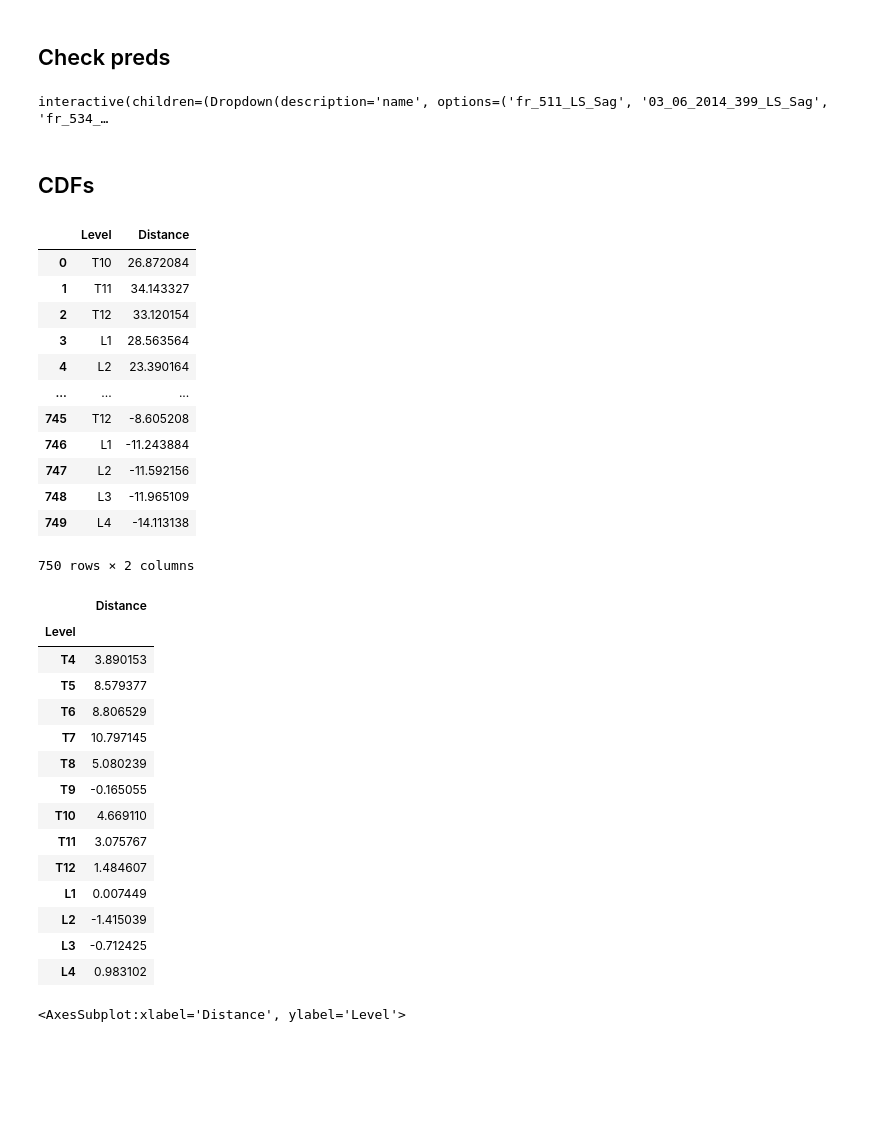
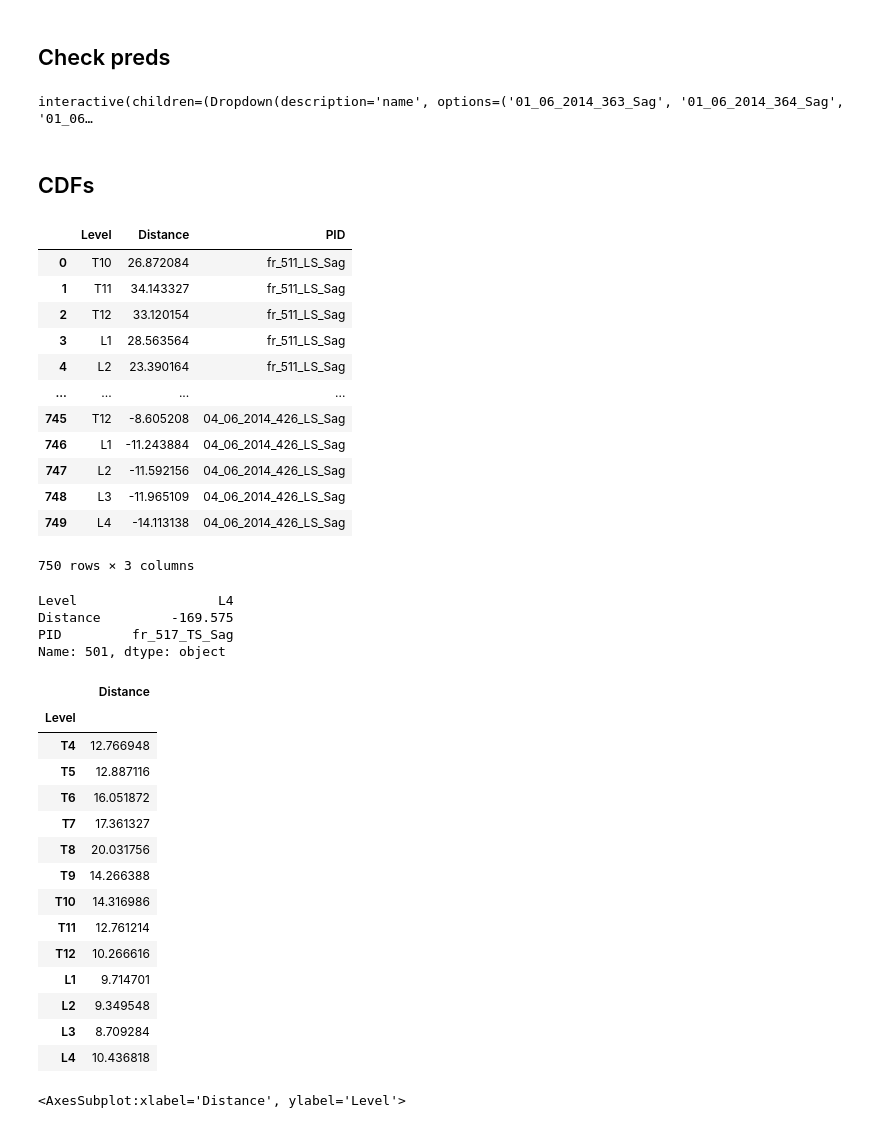
Before and after one commit to DMcSweeney/coronal_sagittal_cnn, a Jupyter notebook: notebooks/post_labelling.ipynb, the cells around one changed output. Drawn from its saved outputs; the diff is of its cells as text; code cells hidden in the pictures; blank space fills up the shorter version.

```diff
--- a/notebooks/post_labelling.ipynb
+++ b/notebooks/post_labelling.ipynb
@@ -64,21 +64,24 @@ def sigmoid(x):
     return 1/(1+np.exp(-x))
 # %%
 @interact
-def plot_preds(name=ids):
+def plot_preds(name=sorted(ids)):
     label_threshold = 0.8
     idx = ids.index(name)
-    fig, ax = plt.subplots(1, 2, figsize=(20, 20))
+    fig, ax = plt.subplots(1, 2, figsize=(40, 40))
 #     ax[0].axis('off')
 #     ax[1].axis('off')
     coords = coords_dict[name]
     gt_coords = gt_dict[name]
     labels = sigmoid(labels_dict[name])
-    print(labels)
+    heatmap = heatmap_dict[name]
+    print(labels, heatmap.shape)
 
     img = img_dict[name][..., 1]
     print(img.max(), img.min())
     ax[0].imshow(img, cmap='gray')
     ax[1].imshow(img, cmap='gray')
+
+    ax[1].imshow(np.max(heatmap, axis=0), alpha=0.5)
 
     # Plot ground-truth
     for i, vert in enumerate(ordered_verts):
@@ -87,6 +90,7 @@ def plot_preds(name=ids):
         vert, x, y = tmp
         ax[0].scatter(x, y, marker='+', c='y', s=15)
         ax[0].text(x, y, vert, c='y', size=15)
+        ax[0].axhline(coords[i, 0], c='y', ls='--')
 
     # Plot predictions
     for i, vert in enumerate(ordered_verts):
@@ -97,7 +101,7 @@ def plot_preds(name=ids):
 
     plt.subplots_adjust(wspace=0)
 # %% [output]
-interactive(children=(Dropdown(description='name', options=('fr_511_LS_Sag', '03_06_2014_399_LS_Sag', 'fr_534_…
+interactive(children=(Dropdown(description='name', options=('01_06_2014_363_Sag', '01_06_2014_364_Sag', '01_06…
 # %% [markdown]
 ## CDFs
 # %%
@@ -117,24 +122,32 @@ def calc_error(name):
 # %%
 all_df = pd.DataFrame(columns=['Level', 'Distance'])
 for name in ids:
     df = calc_error(name)
     df = pd.melt(df, var_name='Level', value_name='Distance')
+    df['PID'] = name
     all_df = all_df.append(df, ignore_index=True)
 display(all_df)
 # %% [output]
-|  | Level | Distance |
-| 0 | T10 | 26.872084 |
-| 1 | T11 | 34.143327 |
-| 2 | T12 | 33.120154 |
-| 3 | L1 | 28.563564 |
-| 4 | L2 | 23.390164 |
-| ... | ... | ... |
-| 745 | T12 | -8.605208 |
-| 746 | L1 | -11.243884 |
-| 747 | L2 | -11.592156 |
-| 748 | L3 | -11.965109 |
-| 749 | L4 | -14.113138 |
+|  | Level | Distance | PID |
+| 0 | T10 | 26.872084 | fr_511_LS_Sag |
+| 1 | T11 | 34.143327 | fr_511_LS_Sag |
+| 2 | T12 | 33.120154 | fr_511_LS_Sag |
+| 3 | L1 | 28.563564 | fr_511_LS_Sag |
+| 4 | L2 | 23.390164 | fr_511_LS_Sag |
+| ... | ... | ... | ... |
+| 745 | T12 | -8.605208 | 04_06_2014_426_LS_Sag |
+| 746 | L1 | -11.243884 | 04_06_2014_426_LS_Sag |
+| 747 | L2 | -11.592156 | 04_06_2014_426_LS_Sag |
+| 748 | L3 | -11.965109 | 04_06_2014_426_LS_Sag |
+| 749 | L4 | -14.113138 | 04_06_2014_426_LS_Sag |
-750 rows × 2 columns
+750 rows × 3 columns
+# %%
+all_df.loc[all_df['Distance'].argmin()]
+# %% [output]
+Level                  L4
+Distance         -169.575
+PID         fr_517_TS_Sag
+Name: 501, dtype: object
 # %%
 hist_df = all_df.groupby(by='Level').median().reindex(ordered_verts)
 # %%
@@ -142,19 +155,19 @@ hist_df
 # %% [output]
 |  | Distance |
 | Level |  |
-| T4 | 3.890153 |
-| T5 | 8.579377 |
-| T6 | 8.806529 |
-| T7 | 10.797145 |
-| T8 | 5.080239 |
-| T9 | -0.165055 |
-| T10 | 4.669110 |
-| T11 | 3.075767 |
-| T12 | 1.484607 |
-| L1 | 0.007449 |
-| L2 | -1.415039 |
-| L3 | -0.712425 |
-| L4 | 0.983102 |
+| T4 | 12.766948 |
+| T5 | 12.887116 |
+| T6 | 16.051872 |
+| T7 | 17.361327 |
+| T8 | 20.031756 |
+| T9 | 14.266388 |
+| T10 | 14.316986 |
+| T11 | 12.761214 |
+| T12 | 10.266616 |
+| L1 | 9.714701 |
+| L2 | 9.349548 |
+| L3 | 8.709284 |
+| L4 | 10.436818 |
 # %%
 plt.subplots(1, 1, figsize=(15, 10))
 sns.violinplot(data=all_df, y='Level',x='Distance')#, order=ordered_verts)
```
Also changed, not shown: parts of 4 cells of this notebook, 7 other files.
